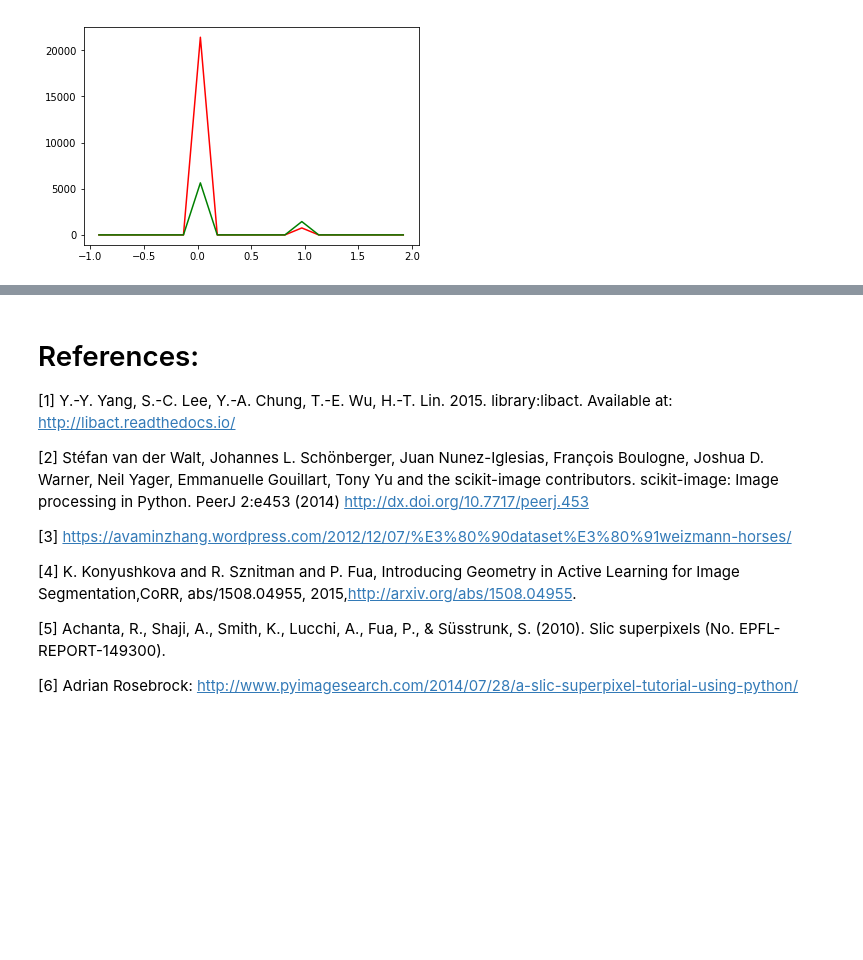
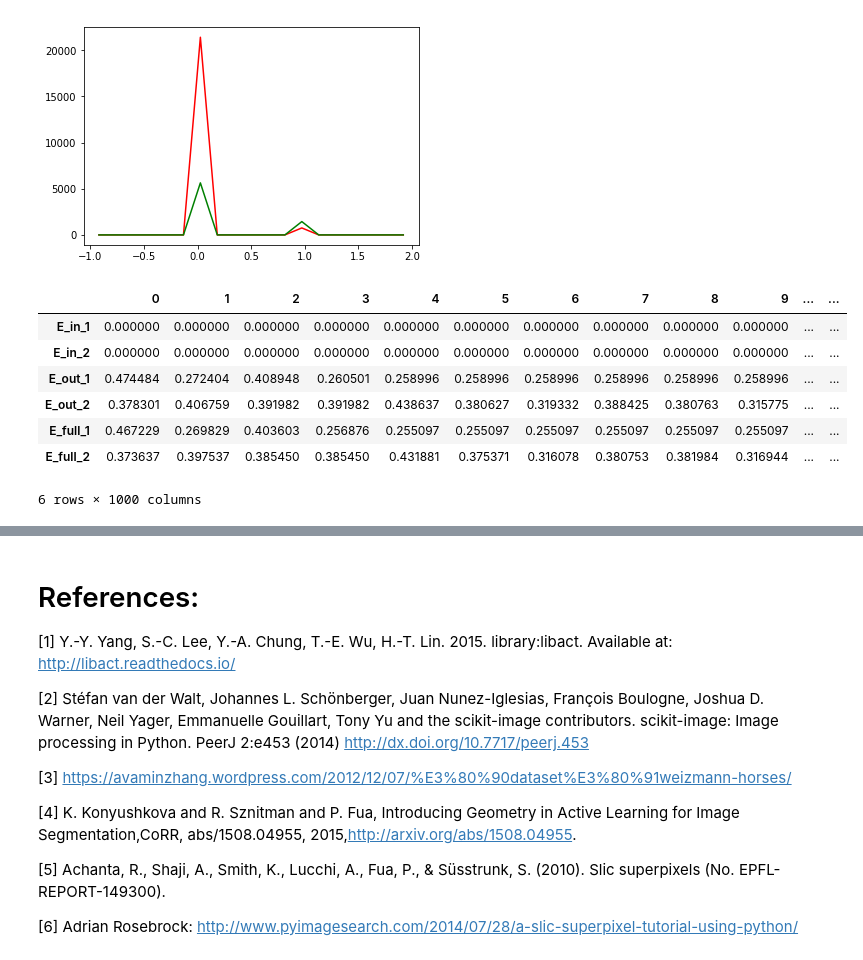
Before and after one commit to piperod/Activelearning-Slic, a Jupyter notebook: ActiveLearning-SuperPixels.ipynb, the cells around one changed output, grey strips where cells are left out. Cells and saved outputs as stored; diff of their text form; code cells hidden in the pictures; blank space fills up the shorter version.

```diff
--- a/ActiveLearning-SuperPixels.ipynb
+++ b/ActiveLearning-SuperPixels.ipynb
@@ -417 +417,12 @@ experiment = active_learning(data,labels,test_size,n_labeled)
+# %%
+experiment
+# %% [output]
+|  | 0 | 1 | 2 | 3 | 4 | 5 | 6 | 7 | 8 | 9 | ... | ... |
+| E_in_1 | 0.000000 | 0.000000 | 0.000000 | 0.000000 | 0.000000 | 0.000000 | 0.000000 | 0.000000 | 0.000000 | 0.000000 | ... | ... |
+| E_in_2 | 0.000000 | 0.000000 | 0.000000 | 0.000000 | 0.000000 | 0.000000 | 0.000000 | 0.000000 | 0.000000 | 0.000000 | ... | ... |
+| E_out_1 | 0.474484 | 0.272404 | 0.408948 | 0.260501 | 0.258996 | 0.258996 | 0.258996 | 0.258996 | 0.258996 | 0.258996 | ... | ... |
+| E_out_2 | 0.378301 | 0.406759 | 0.391982 | 0.391982 | 0.438637 | 0.380627 | 0.319332 | 0.388425 | 0.380763 | 0.315775 | ... | ... |
+| E_full_1 | 0.467229 | 0.269829 | 0.403603 | 0.256876 | 0.255097 | 0.255097 | 0.255097 | 0.255097 | 0.255097 | 0.255097 | ... | ... |
+| E_full_2 | 0.373637 | 0.397537 | 0.385450 | 0.385450 | 0.431881 | 0.375371 | 0.316078 | 0.380753 | 0.381984 | 0.316944 | ... | ... |
+6 rows × 1000 columns
 # %%
```
Also changed, not shown: parts of 5 cells of this notebook, 2 other files.
